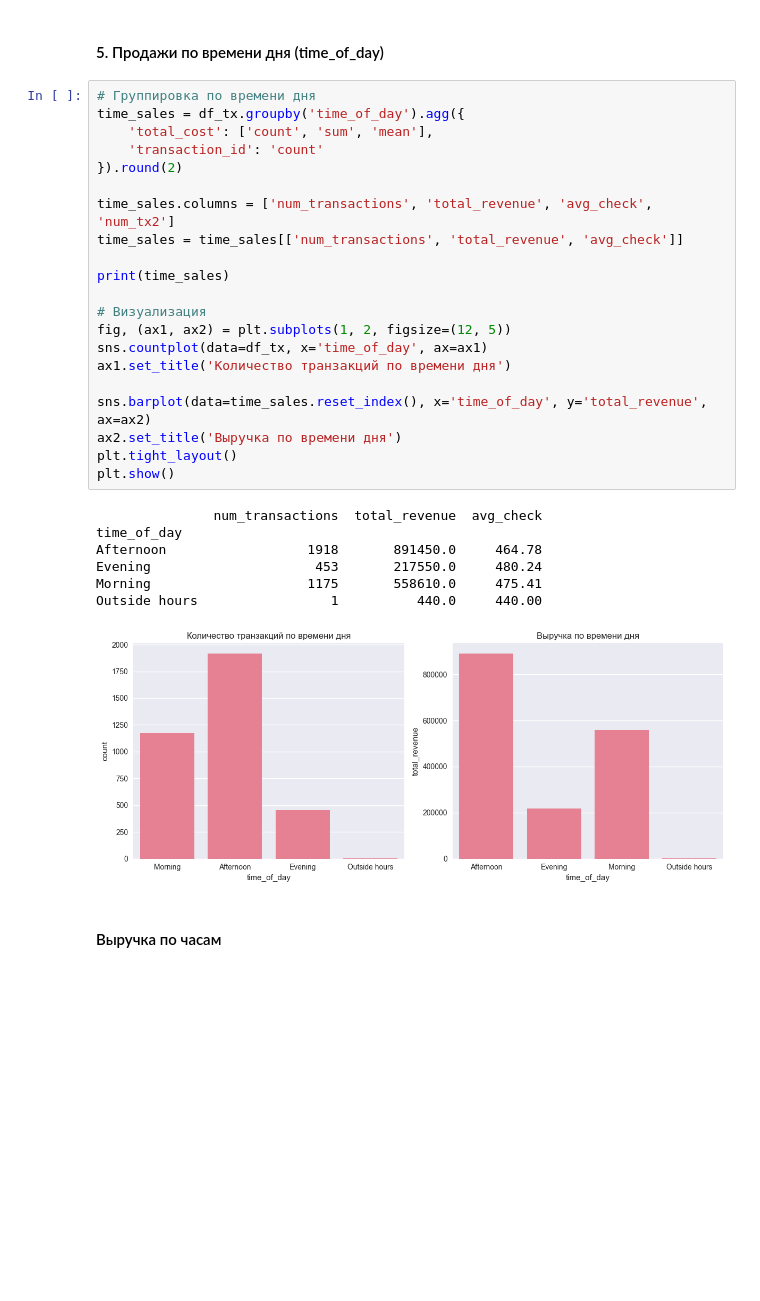
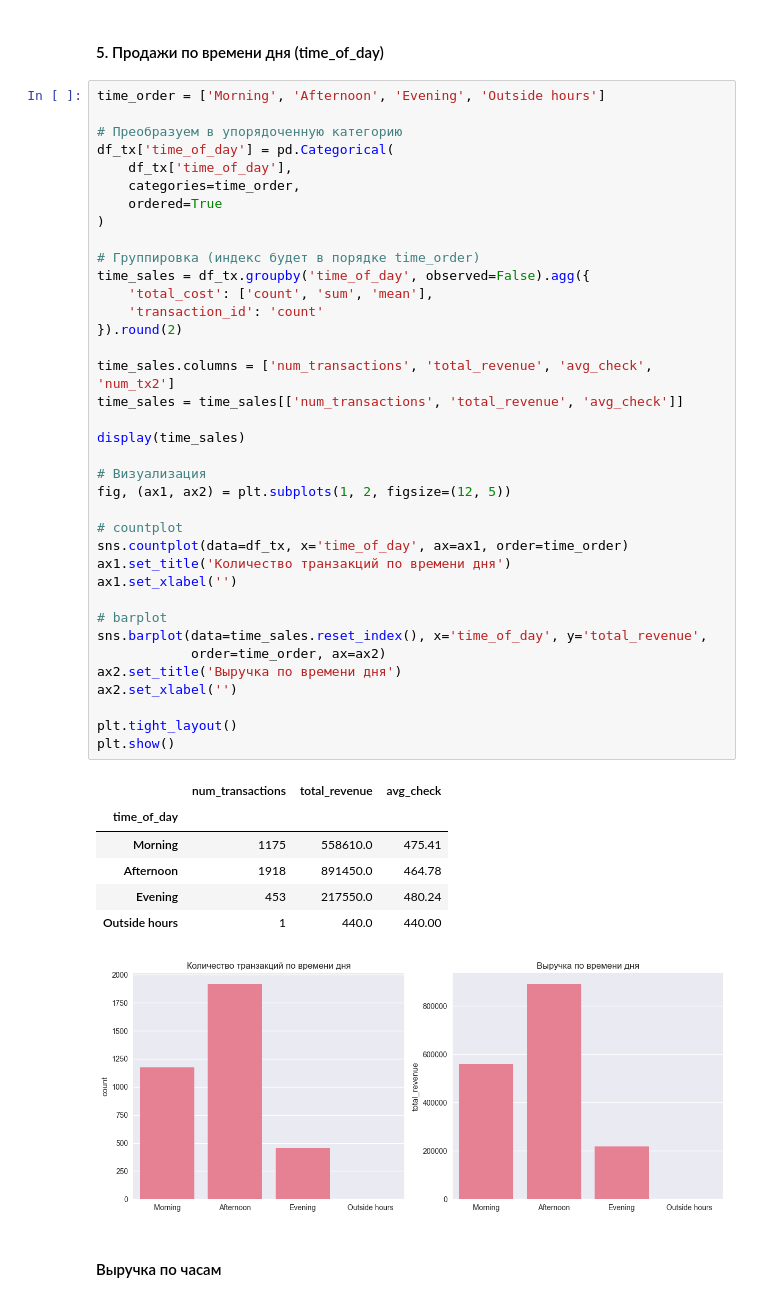
Before and after one commit to OlegPicPulse/beanpath-core, a Jupyter notebook: notebooks/third_wave_coffee_analysis.ipynb, the cells around one changed output. Cells and saved outputs as stored; diff of their text form; blank space fills up the shorter version.

Commit message:
fix: explicitly set observed=False in groupby to suppress FutureWarning and preserve category order

```diff
--- a/notebooks/third_wave_coffee_analysis.ipynb
+++ b/notebooks/third_wave_coffee_analysis.ipynb
@@ -234,35 +234,51 @@ max      1320.000000
 Name: total_cost, dtype: float64
 # %% [markdown]
 #### 5.  Продажи по времени дня (time_of_day)
-# %%
-# Группировка по времени дня
-time_sales = df_tx.groupby('time_of_day').agg({
-    'total_cost': ['count', 'sum', 'mean'],
-    'transaction_id': 'count'
-}).round(2)
-
-time_sales.columns = ['num_transactions', 'total_revenue', 'avg_check', 'num_tx2']
-time_sales = time_sales[['num_transactions', 'total_revenue', 'avg_check']]
-
-print(time_sales)
-
-# Визуализация
-fig, (ax1, ax2) = plt.subplots(1, 2, figsize=(12, 5))
-sns.countplot(data=df_tx, x='time_of_day', ax=ax1)
-ax1.set_title('Количество транзакций по времени дня')
-
-sns.barplot(data=time_sales.reset_index(), x='time_of_day', y='total_revenue', ax=ax2)
-ax2.set_title('Выручка по времени дня')
-plt.tight_layout()
-plt.show()
-# %% [output]
-               num_transactions  total_revenue  avg_check
-time_of_day
-Afternoon                  1918       891450.0     464.78
-Evening                     453       217550.0     480.24
-Morning                    1175       558610.0     475.41
-Outside hours                 1          440.0     440.00
-[figure, removed]
+# %%
+time_order = ['Morning', 'Afternoon', 'Evening', 'Outside hours']
+
+# Преобразуем в упорядоченную категорию
+df_tx['time_of_day'] = pd.Categorical(
+    df_tx['time_of_day'],
+    categories=time_order,
+    ordered=True
+)
+
+# Группировка (индекс будет в порядке time_order)
+time_sales = df_tx.groupby('time_of_day', observed=False).agg({
+    'total_cost': ['count', 'sum', 'mean'],
+    'transaction_id': 'count'
+}).round(2)
+
+time_sales.columns = ['num_transactions', 'total_revenue', 'avg_check', 'num_tx2']
+time_sales = time_sales[['num_transactions', 'total_revenue', 'avg_check']]
+
+display(time_sales)
+
+# Визуализация
+fig, (ax1, ax2) = plt.subplots(1, 2, figsize=(12, 5))
+
+# countplot
+sns.countplot(data=df_tx, x='time_of_day', ax=ax1, order=time_order)
+ax1.set_title('Количество транзакций по времени дня')
+ax1.set_xlabel('')
+
+# barplot
+sns.barplot(data=time_sales.reset_index(), x='time_of_day', y='total_revenue',
+            order=time_order, ax=ax2)
+ax2.set_title('Выручка по времени дня')
+ax2.set_xlabel('')
+
+plt.tight_layout()
+plt.show()
+# %% [output]
+|  | num_transactions | total_revenue | avg_check |
+| time_of_day |  |  |  |
+| Morning | 1175 | 558610.0 | 475.41 |
+| Afternoon | 1918 | 891450.0 | 464.78 |
+| Evening | 453 | 217550.0 | 480.24 |
+| Outside hours | 1 | 440.0 | 440.00 |
+[figure, added]
 # %% [markdown]
 #### Выручка по часам
 # %%
```
Also changed, not shown: 1 other file.
